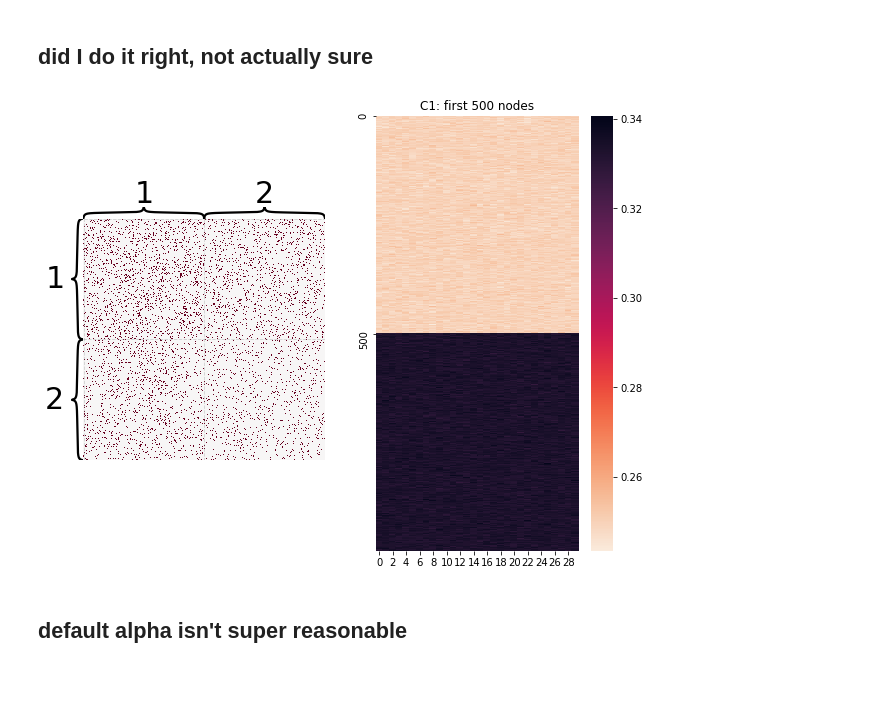
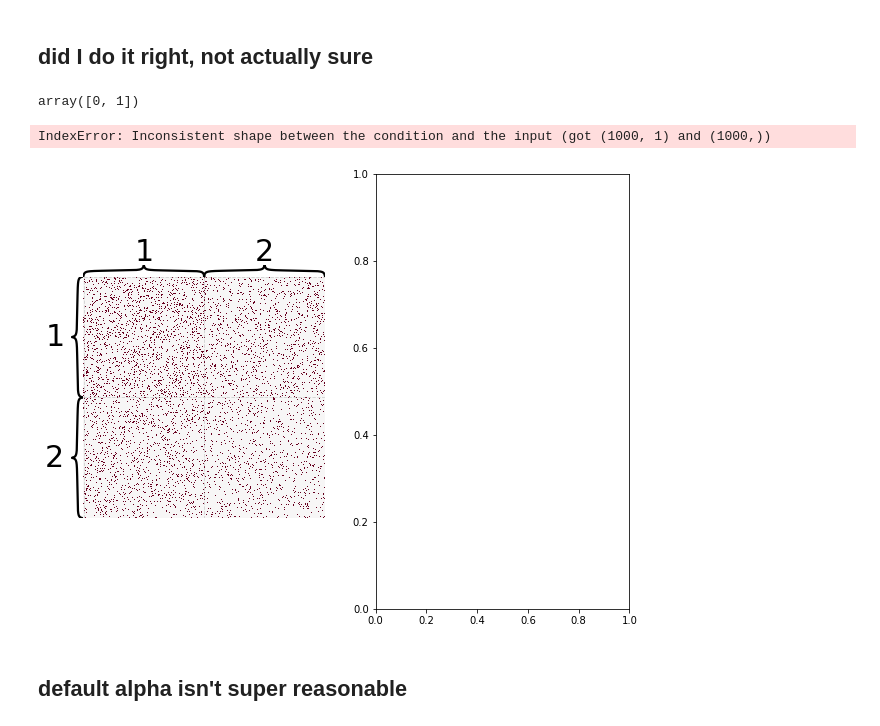
Before and after one commit to loftusa/graspy-personal, a Jupyter notebook: notebooks/carey_experiment.ipynb, the cells around one changed output. Cells and saved outputs as stored; diff of their text form; code cells hidden in the pictures; blank space fills up the shorter version.

```diff
--- a/notebooks/carey_experiment.ipynb
+++ b/notebooks/carey_experiment.ipynb
@@ -13,6 +13,12 @@ nodes in community 1 drawn from N(q, vfun(pi, q, p, ci=1)/n)
 nodes in community 2 drawn from N(q, vfun(pi, q, p, ci=2)/n)
 # %% [markdown]
 ## did I do it right, not actually sure
+# %%
+a, b = np.array([0]), np.array([1])
+
+np.concatenate((a, b))
+# %% [output]
+array([0, 1])
 # %%
 import numpy as np
 from scipy.stats import norm
@@ -26,38 +32,37 @@ def vfun(pi, p, q, ci=1):
         num = pi*p**4*(1-p**2) + (1-pi)*p*q**3*(1-p*q)
     else:
         num = pi*p**3*q*(1-p*q) + (1-pi)*q**4*(1-q**2)
 
     denom = ((pi*p**2 + (1-pi)*q**2))**2
     return num / denom
 
 def make_community(mu, sig, n=500):
-    return norm.rvs(mu, sig, size=(n, 30))
+    return norm.rvs(mu, sig, size=n)
 
 def gen_covariates(p, q, pi):
     n = 500
     c1 = make_community(q, vfun(pi, q, p, ci=1)/n, n=n)
     c2 = make_community(p, vfun(1-pi, p, q, ci=2)/n)
 
-    covariates = np.vstack((c1, c2))
+    covariates = np.concatenate((c1, c2))
     return covariates
 
 p, q = 1/3, 1/4
 B = np.array([[p**2, p*q],
               [p*q, q**2]])
 pi = 1/2
 n = 500
 
 A, labels = sbm([n, n], B, return_labels=True)
 labels += 1
 
 X = gen_covariates(p, q, pi)
 
 fig, axs = plt.subplots(1, 2, figsize=(10,8))
 heatmap(A, ax=axs[0], inner_hier_labels=labels, cbar=False)
-sns.heatmap(X, cmap="rocket_r", yticklabels=500, ax=axs[1])
-axs[1].set(title="C1: first 500 nodes");
 # %% [output]
+IndexError: Inconsistent shape between the condition and the input (got (1000, 1) and (1000,))
-[figure, old version]
+[figure, new version]
 # %%
 from graspologic.embed import CovariateAssistedEmbed as CASE
 from graspologic.plot import pairplot
```
